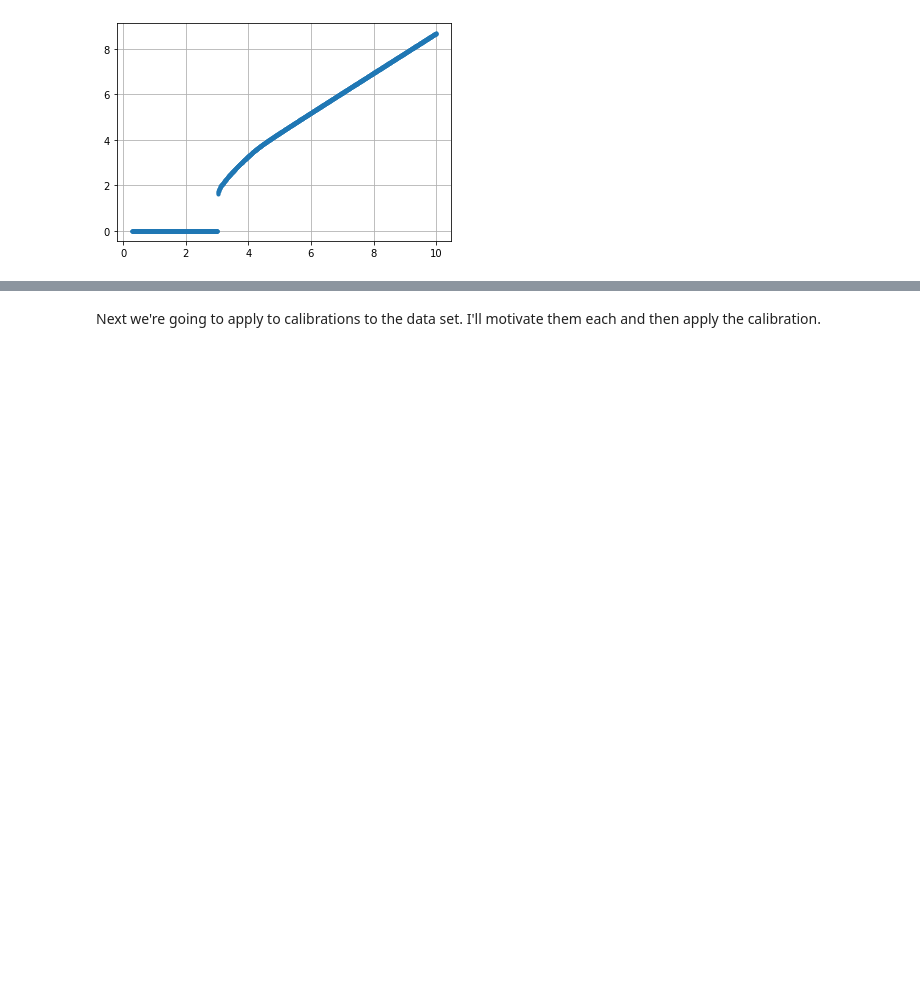
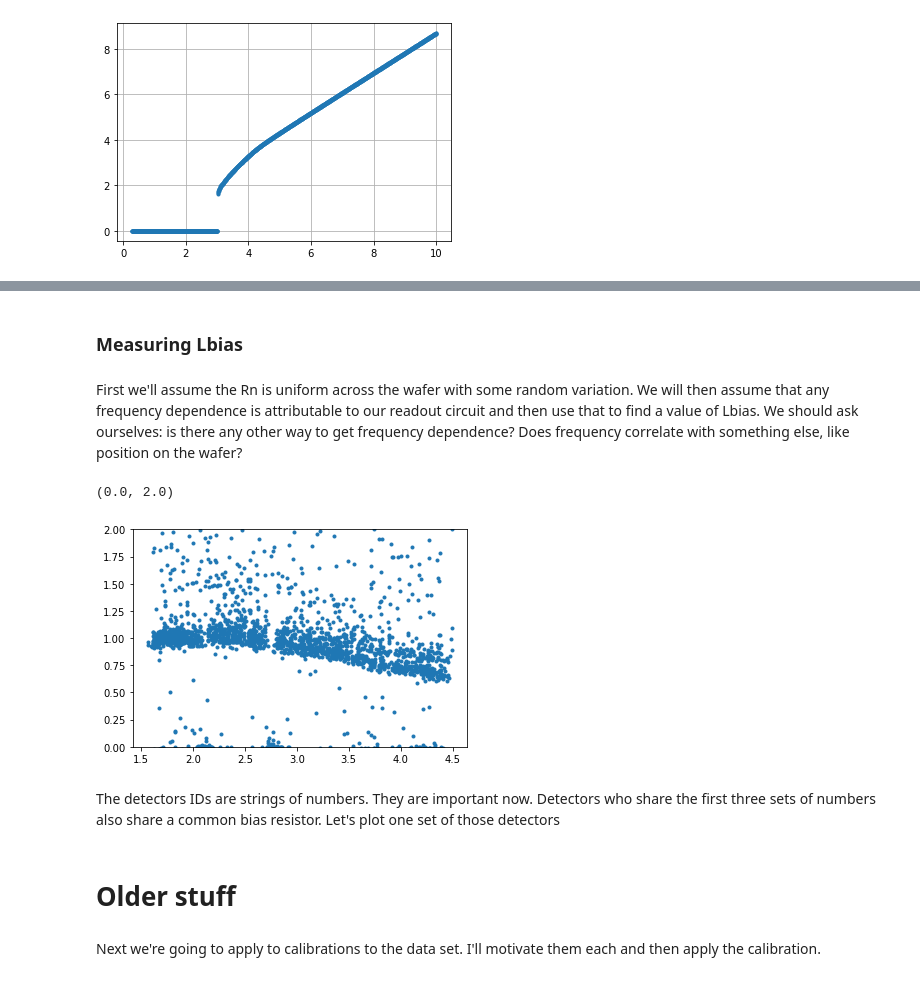
Before and after one commit to tuckerelleflot/tuckersblog, a Jupyter notebook: sensor_characterization/sensor_characterization.ipynb, the cells around one changed output, grey strips where cells are left out. Saved outputs shown, nothing was run; the diff lists cells and outputs as text; code cells hidden in the pictures; blank space fills up the shorter version.

```diff
--- a/sensor_characterization/sensor_characterization.ipynb
+++ b/sensor_characterization/sensor_characterization.ipynb
@@ -299,0 +291,46 @@ for k in range(ndet):
+# %% [markdown]
+### Measuring Lbias
+# %% [markdown]
+First we'll assume the Rn is uniform across the wafer with some random variation. We will then assume that any frequency dependence is attributable to our readout circuit and then use that to find a value of Lbias. We should ask ourselves: is there any other way to get frequency dependence? Does frequency correlate with something else, like position on the wafer?
+# %%
+#Find turnaround
+#temporarily set all points to the left of latching point to large values
+I_temp = np.full(I.shape, 100.)
+
+for k in range(ndets):
+    I_temp[k][:latch_pt[k]] = I[k][:latch_pt[k]]
+
+turnaround_pt = np.argmin(I_temp, axis=1)
+# %%
+# fit normal resistance
+# take the first half of the data before the turnaround to be the region where the detector is fully normal
+normal = (turnaround_pt/2).astype(int)
+
+r_tot = np.zeros(ndets)
+
+for k in range(ndets):
+
+    if normal[k] <= 1:
+        continue
+
+    x = V[k][:normal[k]]
+    y = I[k][:normal[k]]
+
+    x = x[~np.isnan(x)].reshape(-1, 1)
+    y = y[~np.isnan(y)]
+
+    model = LinearRegression()
+    model.fit(x, y)
+
+    if model.coef_!=0:
+        r_tot[k] = 1 / model.coef_
+# %%
+# make plot of Rn vs bias frequency
+
+plt.plot(freqs, r_tot-r_resid, '.')
+plt.ylim(0, 2)
+# %% [output]
+(0.0, 2.0)
+[figure, added]
+# %% [markdown]
+The detectors IDs are strings of numbers. They are important now. Detectors who share the first three sets of numbers also share a common bias resistor. Let's plot one set of those detectors
@@ -300,3 +342,5 @@ for k in range(ndet):
+# %% [markdown]
+# Older stuff
 # %% [markdown]
 Next we're going to apply to calibrations to the data set. I'll motivate them each and then apply the calibration.
 # %% [markdown]
```
Also changed, not shown: parts of 31 cells of this notebook.
